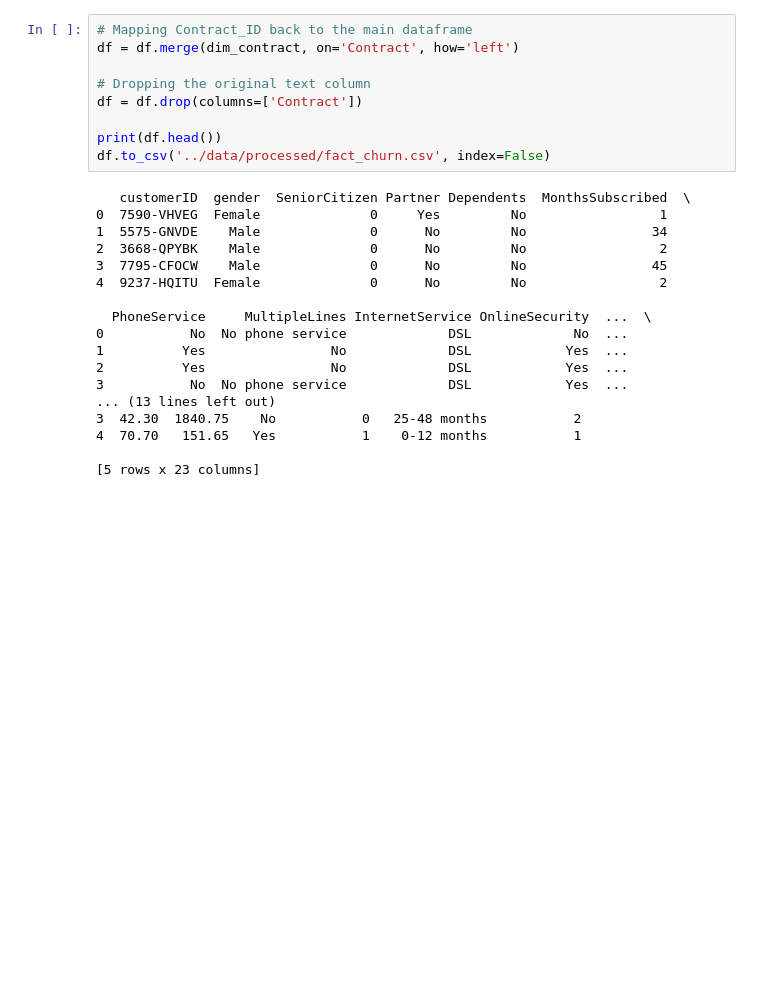
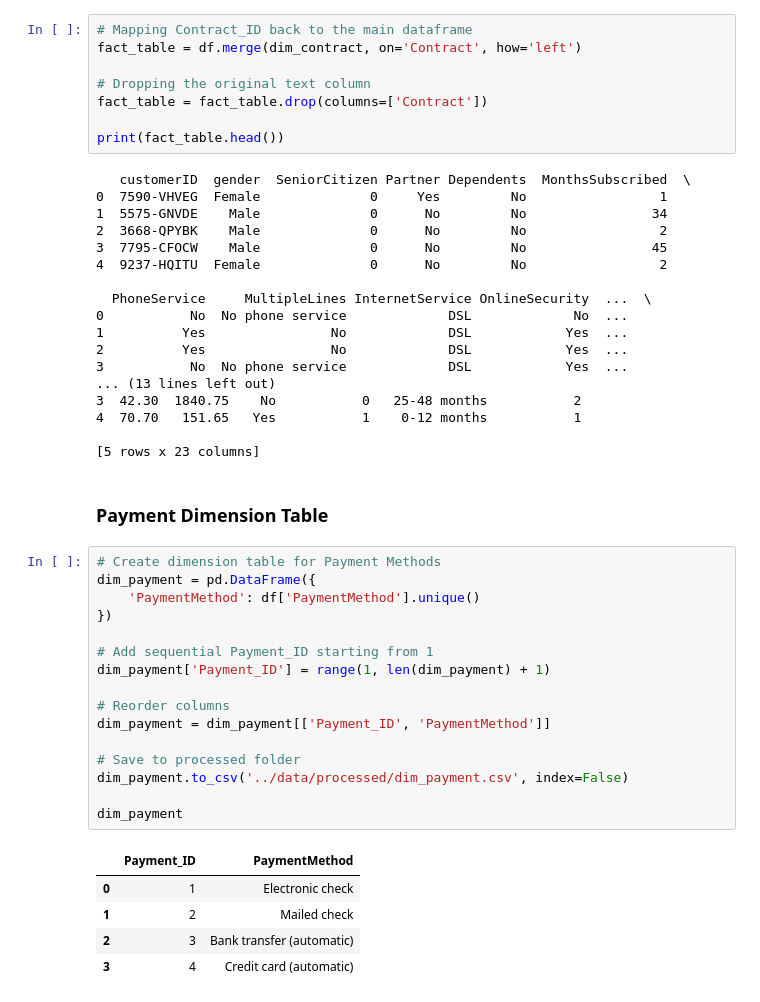
Before and after one commit to zeeshan-akram-ds/saas-customer-lifecycle-analytics-, a Jupyter notebook: notebooks/churn_analysis.ipynb, the cells around one changed output. Drawn from its saved outputs; the diff is of its cells as text; blank space fills up the shorter version.

Commit message:
feat: add dim_payment and integrate Payment_ID into fact table

```diff
--- a/notebooks/churn_analysis.ipynb
+++ b/notebooks/churn_analysis.ipynb
@@ -388,13 +389,12 @@ dim_contract
 | 2 | 3 | Two year |
 # %%
 # Mapping Contract_ID back to the main dataframe
-df = df.merge(dim_contract, on='Contract', how='left')
+fact_table = df.merge(dim_contract, on='Contract', how='left')
 
 # Dropping the original text column
-df = df.drop(columns=['Contract'])
+fact_table = fact_table.drop(columns=['Contract'])
 
-print(df.head())
-df.to_csv('../data/processed/fact_churn.csv', index=False)
+print(fact_table.head())
 # %% [output]
    customerID  gender  SeniorCitizen Partner Dependents  MonthsSubscribed  \
 0  7590-VHVEG  Female              0     Yes         No                 1
@@ -413,3 +413,27 @@ df.to_csv('../data/processed/fact_churn.csv', index=False)
 4  70.70   151.65   Yes           1    0-12 months           1
 
 [5 rows x 23 columns]
+# %% [markdown]
+### Payment Dimension Table
+# %%
+# Create dimension table for Payment Methods
+dim_payment = pd.DataFrame({
+    'PaymentMethod': df['PaymentMethod'].unique()
+})
+
+# Add sequential Payment_ID starting from 1
+dim_payment['Payment_ID'] = range(1, len(dim_payment) + 1)
+
+# Reorder columns
+dim_payment = dim_payment[['Payment_ID', 'PaymentMethod']]
+
+# Save to processed folder
+dim_payment.to_csv('../data/processed/dim_payment.csv', index=False)
+
+dim_payment
+# %% [output]
+|  | Payment_ID | PaymentMethod |
+| 0 | 1 | Electronic check |
+| 1 | 2 | Mailed check |
+| 2 | 3 | Bank transfer (automatic) |
+| 3 | 4 | Credit card (automatic) |
```
Also changed, not shown: parts of 3 cells of this notebook, 2 other files.
